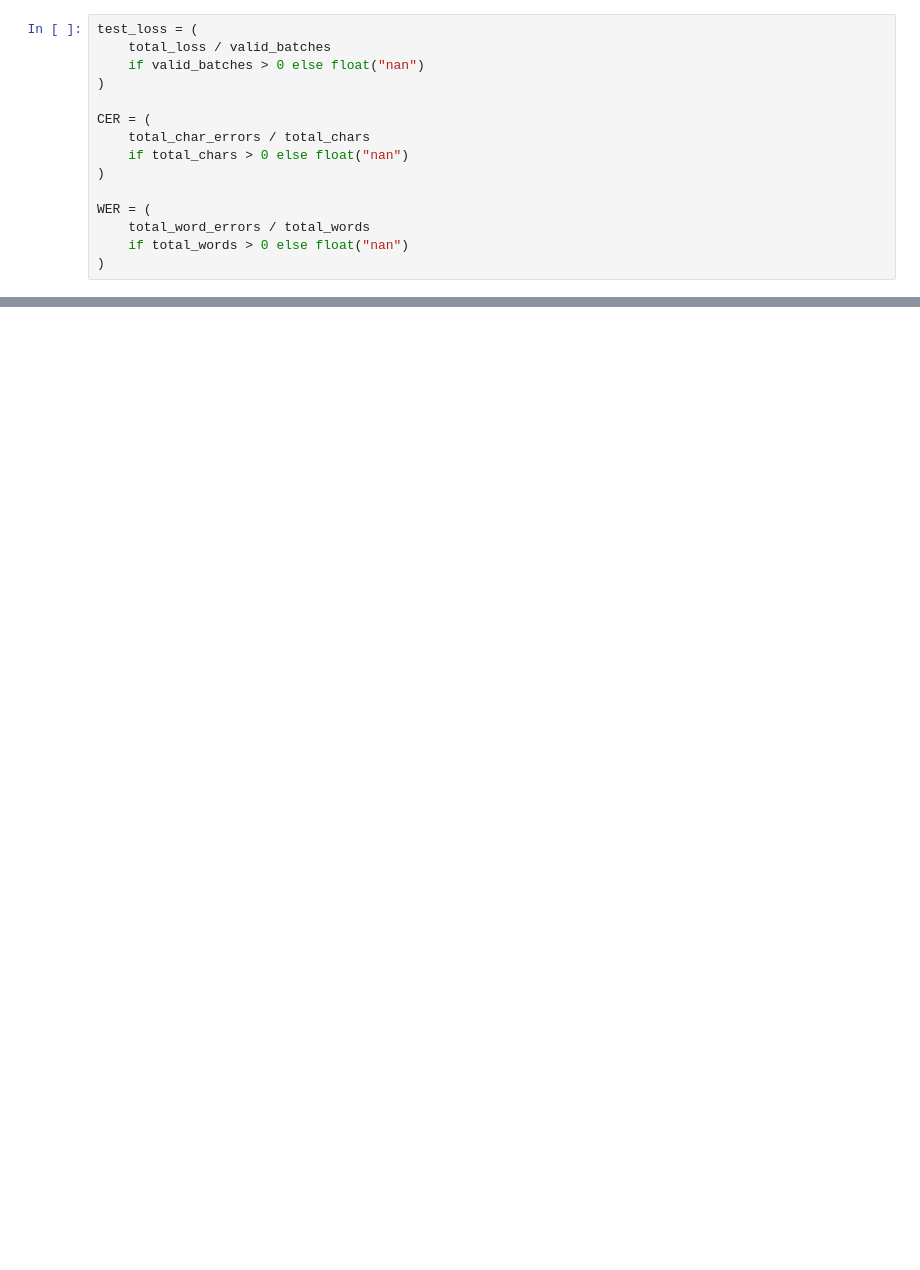
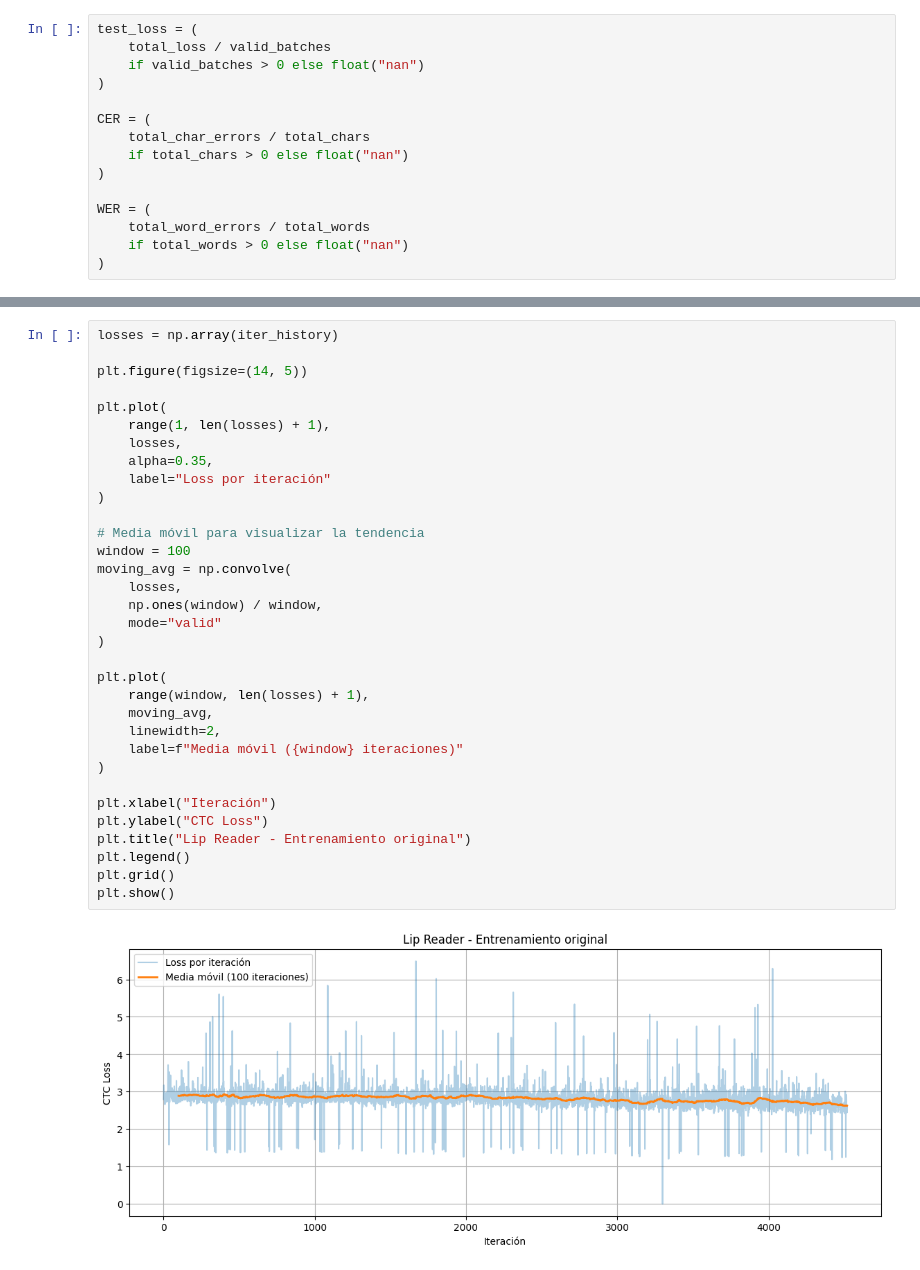
Before and after one commit to angelinagb/lipreader-ar, a Jupyter notebook: Modelo/notebooks/05_model_architecture.ipynb, the cells around one changed output, grey strips where cells are left out. Drawn from its saved outputs; the diff is of its cells as text; blank space fills up the shorter version.

```diff
--- a/Modelo/notebooks/05_model_architecture.ipynb
+++ b/Modelo/notebooks/05_model_architecture.ipynb
@@ -937,0 +1455,35 @@ DISTRIBUCIÓN DE PREDICCIONES
+# %%
+losses = np.array(iter_history)
+
+plt.figure(figsize=(14, 5))
+
+plt.plot(
+    range(1, len(losses) + 1),
+    losses,
+    alpha=0.35,
+    label="Loss por iteración"
+)
+
+# Media móvil para visualizar la tendencia
+window = 100
+moving_avg = np.convolve(
+    losses,
+    np.ones(window) / window,
+    mode="valid"
+)
+
+plt.plot(
+    range(window, len(losses) + 1),
+    moving_avg,
+    linewidth=2,
+    label=f"Media móvil ({window} iteraciones)"
+)
+
+plt.xlabel("Iteración")
+plt.ylabel("CTC Loss")
+plt.title("Lip Reader - Entrenamiento original")
+plt.legend()
+plt.grid()
+plt.show()
+# %% [output]
+[figure, added]
```
Also changed, not shown: parts of 46 cells of this notebook, 14 other files.
